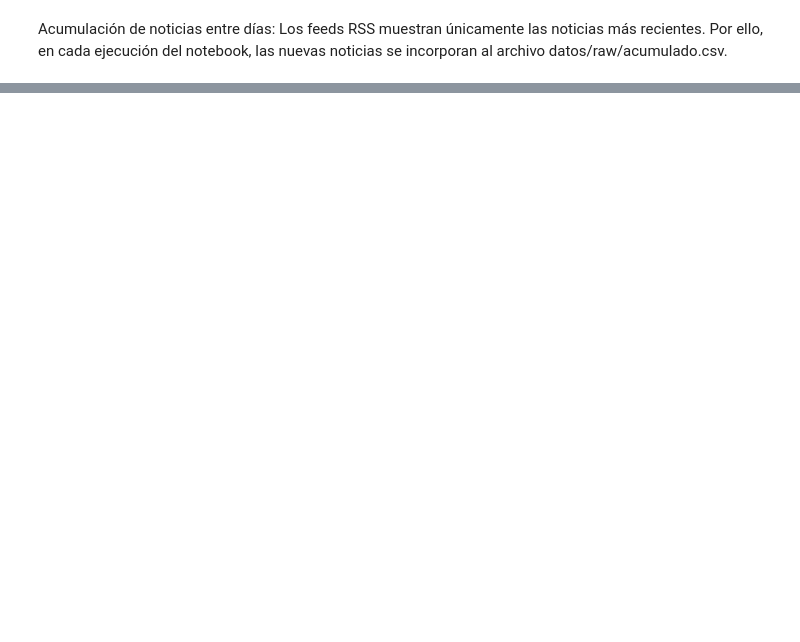
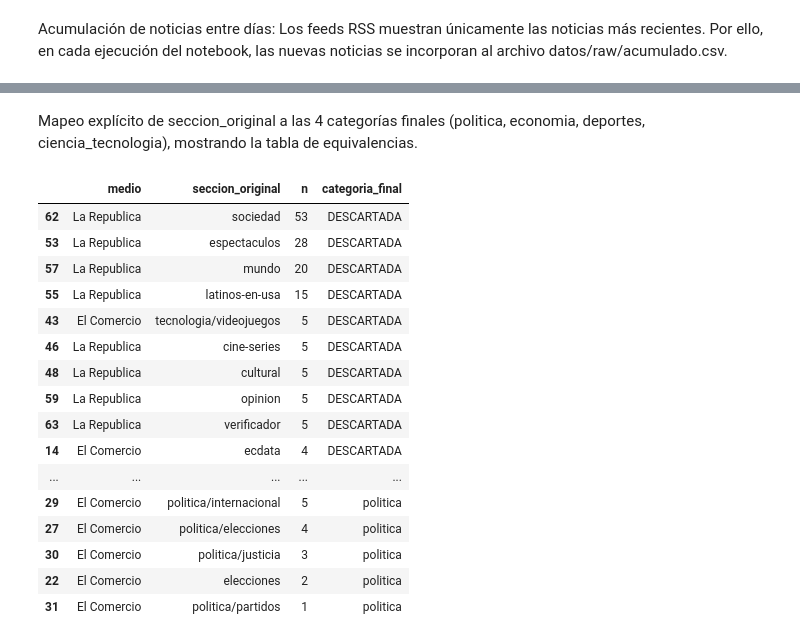
Before and after one commit to ValMur123/python_intermedio, a Jupyter notebook: tarea_1/01_recoleccion.ipynb, the cells around one changed output, grey strips where cells are left out. Saved outputs shown, nothing was run; the diff lists cells and outputs as text; code cells hidden in the pictures; blank space fills up the shorter version.

```diff
--- a/tarea_1/01_recoleccion.ipynb
+++ b/tarea_1/01_recoleccion.ipynb
@@ -237,0 +316,51 @@ Name: count, dtype: int64
+# %% [markdown]
+Mapeo explícito de seccion_original a las 4 categorías finales (politica, economia, deportes, ciencia_tecnologia), mostrando la tabla de equivalencias.
+# %%
+MAPEO = {
+    # Secciones raíz (sirven para ambos diarios y para cualquier subsección)
+    "politica":      "politica",
+    "elecciones":    "politica",
+    "economia":      "economia",
+    "deportes":      "deportes",
+    "deporte-total": "deportes",
+    "ciencia":       "ciencia_tecnologia",
+    "tecnologia":    "ciencia_tecnologia",
+    "eldominical/ciencia": "ciencia_tecnologia",
+    # Excepciones: subsecciones que NO son de las 4 categorías
+    "tecnologia/videojuegos": None,   # entretenimiento → se descarta
+    "tecnologia/streamers":   None,   # farándula digital → se descarta
+}
+
+def mapear(seccion):
+    """Busca la sección completa; si no está, usa la sección raíz (antes de '/')."""
+    if seccion in MAPEO:
+        return MAPEO[seccion]
+    raiz = seccion.split("/")[0]
+    return MAPEO.get(raiz)            # None si la raíz tampoco está → se descartará
+
+df["etiqueta"] = df["seccion_original"].apply(mapear)
+
+# Tabla de equivalencias como evidencia: cada sección encontrada y su categoría final
+tabla_mapeo = (df.groupby(["medio", "seccion_original"])
+                 .size().rename("n").reset_index())
+tabla_mapeo["categoria_final"] = tabla_mapeo["seccion_original"].apply(lambda s: mapear(s) or "DESCARTADA")
+pd.set_option("display.max_rows", 200)          # para que muestre todas las filas
+tabla_mapeo.sort_values(["categoria_final", "n"], ascending=[True, False])
+# %% [output]
+|  | medio | seccion_original | n | categoria_final |
+| 62 | La Republica | sociedad | 53 | DESCARTADA |
+| 53 | La Republica | espectaculos | 28 | DESCARTADA |
+| 57 | La Republica | mundo | 20 | DESCARTADA |
+| 55 | La Republica | latinos-en-usa | 15 | DESCARTADA |
+| 43 | El Comercio | tecnologia/videojuegos | 5 | DESCARTADA |
+| 46 | La Republica | cine-series | 5 | DESCARTADA |
+| 48 | La Republica | cultural | 5 | DESCARTADA |
+| 59 | La Republica | opinion | 5 | DESCARTADA |
+| 63 | La Republica | verificador | 5 | DESCARTADA |
+| 14 | El Comercio | ecdata | 4 | DESCARTADA |
+| ... | ... | ... | ... | ... |
+| 29 | El Comercio | politica/internacional | 5 | politica |
+| 27 | El Comercio | politica/elecciones | 4 | politica |
+| 30 | El Comercio | politica/justicia | 3 | politica |
+| 22 | El Comercio | elecciones | 2 | politica |
+| 31 | El Comercio | politica/partidos | 1 | politica |
```
Also changed, not shown: parts of 13 cells of this notebook, 20 other files.
